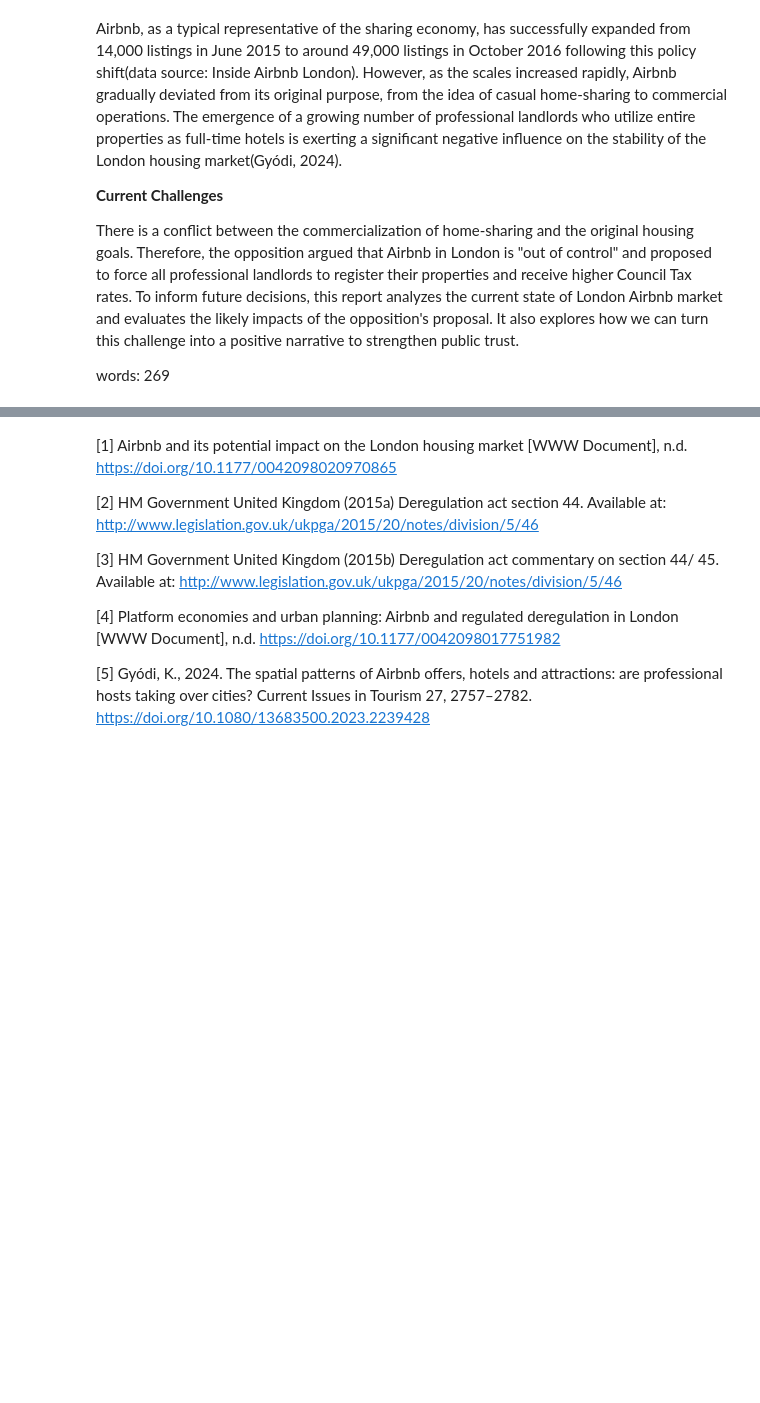
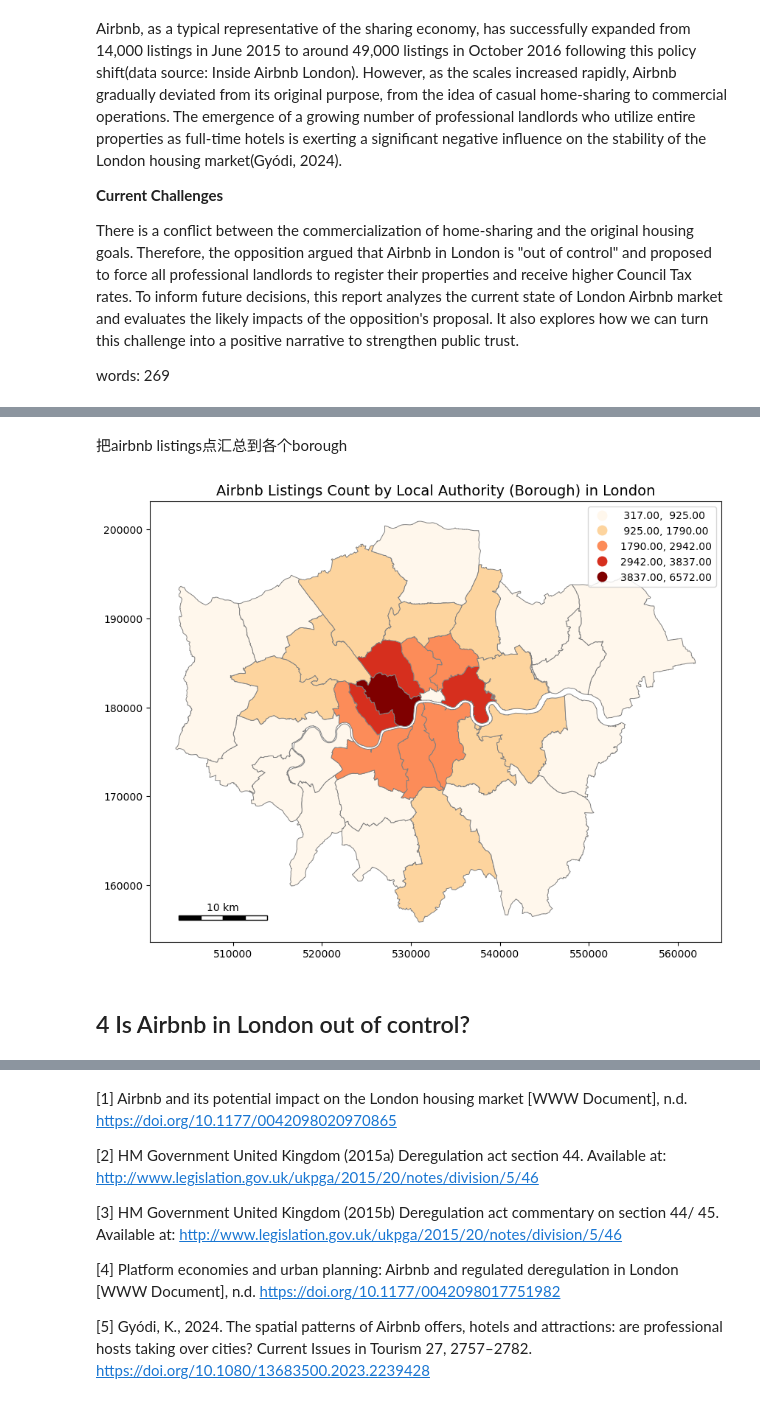
Before and after one commit to mixedmint/fsds_group, a Jupyter notebook: group_work.ipynb, the cells around one changed output, grey strips where cells are left out. Drawn from its saved outputs; the diff is of its cells as text; code cells hidden in the pictures; blank space fills up the shorter version.

```diff
--- a/group_work.ipynb
+++ b/group_work.ipynb
@@ -123,0 +719,33 @@ same structure as pros
+# %% [markdown]
+把airbnb listings点汇总到各个borough
+# %%
+#Spatial join the airbnb and boroughs data
+joined = gpd.sjoin(gdf_airbnb, boros, how="left", predicate="within")
+
+#get the sum of Airbnb listings in every borough
+airbnb_by_boros = joined.groupby("NAME")[["geometry"]].count().reset_index()
+airbnb_by_boros.columns = ["NAME", "n_listings"]
+
+boros = boros.merge(airbnb_by_boros, on="NAME", how="left")
+boros["n_listings"] = boros["n_listings"].fillna(0)
+# %%
+#maaping
+fig, ax = plt.subplots(figsize=(10,10))
+
+boros.plot(column="n_listings",
+            cmap="OrRd",
+            linewidth=0.7,
+            edgecolor="grey",
+            legend=True,
+            scheme="natural_breaks",
+            ax=ax)
+
+ax.set_title("Airbnb Listings Count by Local Authority (Borough) in London", fontsize=14)
+
+add_scalebar(ax, length=10000)
+
+plt.show()
+# %% [output]
+[figure, added]
+# %% [markdown]
+## 4 Is Airbnb in London out of control?
```
Also changed, not shown: parts of 148 cells of this notebook.
